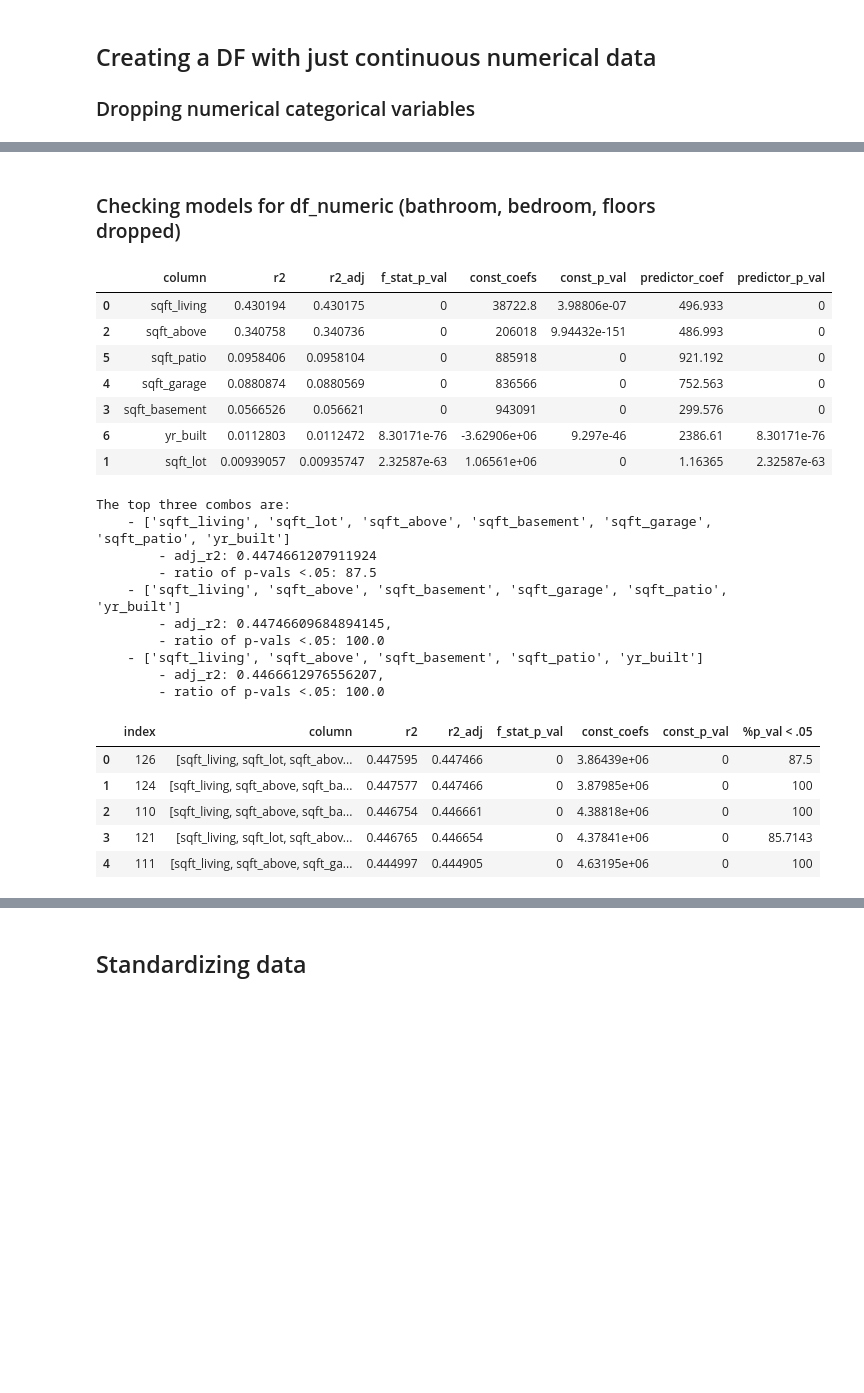
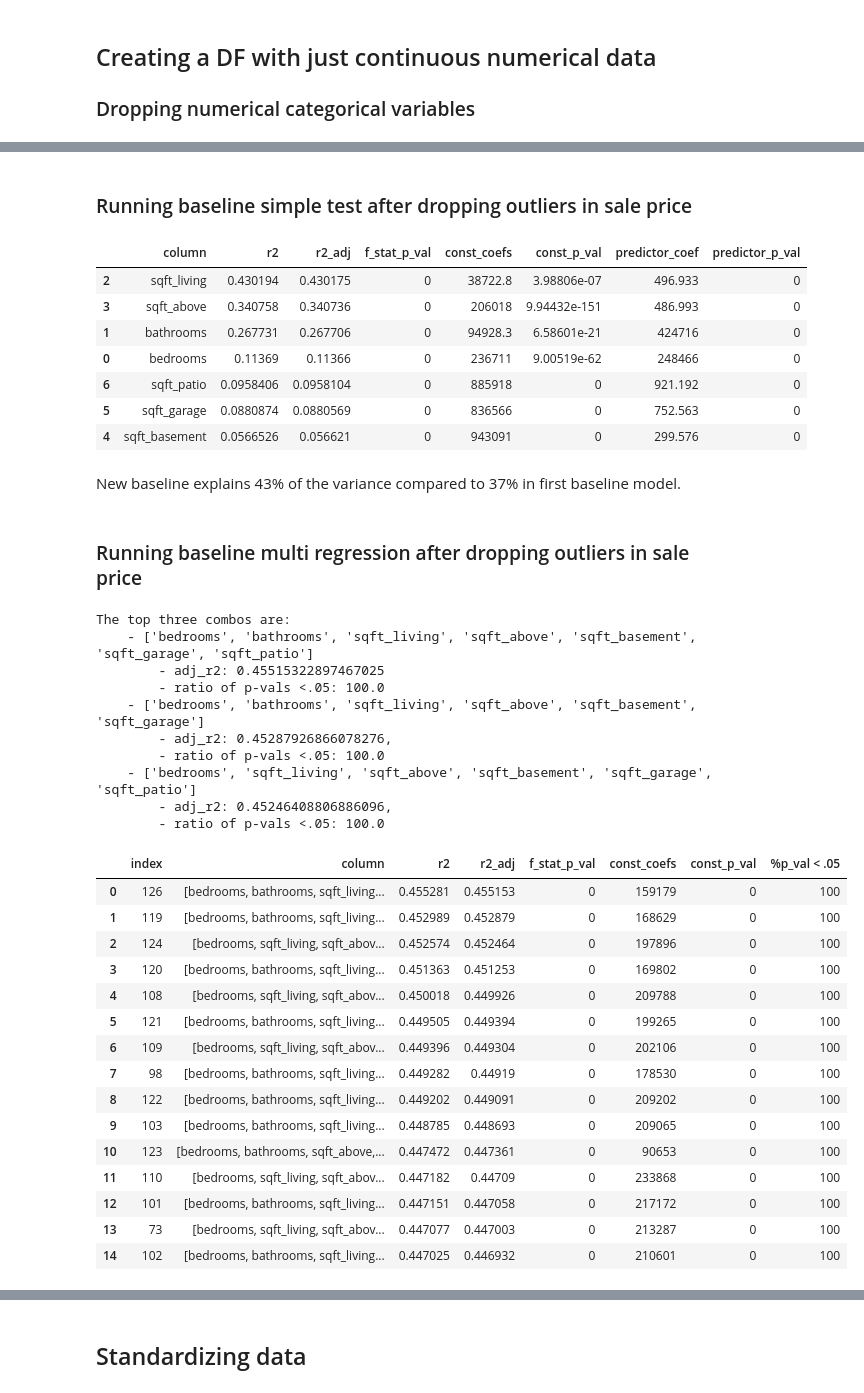
Before and after one commit to mduncan23/King-County-Real-Estate-Analysis, a Jupyter notebook: Matt Project Workbook.ipynb, the cells around one changed output, grey strips where cells are left out. Drawn from its saved outputs; the diff is of its cells as text; code cells hidden in the pictures; blank space fills up the shorter version.

```diff
--- a/Matt Project Workbook.ipynb
+++ b/Matt Project Workbook.ipynb
@@ -120,6 +177,8 @@ df_no_outliers.describe()
 # %%
 # Dropping columns that seem to have little effect
-df_dropped = df_no_outliers.drop(['id', 'address', 'lat', 'long', 'yr_renovated', 'date'], axis = 1)
+df_dropped = df_no_outliers.drop(['id', 'address', 'lat', 'long', 'yr_built',
+                                  'date', 'sqft_lot', 'waterfront', 'greenbelt',
+                                  'view', 'yr_renovated', 'sewer_system'], axis = 1)
 # %%
 df_dropped.info()
 # %% [output]
@@ -151,4 +211,4 @@ memory usage: 4.6+ MB
 # %%
 # Creating new df with only numerical columns and
 # dropping numerical categorical columns
-df_numeric = df_dropped.drop(['bedrooms', 'bathrooms', 'floors'], axis = 1).select_dtypes('number')
+df_numeric = df_dropped.drop(['floors'], axis = 1).select_dtypes('number')
@@ -205,37 +242,51 @@ df_numeric.head()
-# %% [markdown]
-### Checking models for df_numeric (bathroom, bedroom, floors dropped)
+# %% [markdown]
+### Running baseline simple test after dropping outliers in sale price
 # %%
 simple_df = simple_test.simple_num_model_all_combos(df_numeric, 'price')
 # %%
 simple_df
 # %% [output]
 |  | column | r2 | r2_adj | f_stat_p_val | const_coefs | const_p_val | predictor_coef | predictor_p_val |
-| 0 | sqft_living | 0.430194 | 0.430175 | 0 | 38722.8 | 3.98806e-07 | 496.933 | 0 |
-| 2 | sqft_above | 0.340758 | 0.340736 | 0 | 206018 | 9.94432e-151 | 486.993 | 0 |
-| 5 | sqft_patio | 0.0958406 | 0.0958104 | 0 | 885918 | 0 | 921.192 | 0 |
-| 4 | sqft_garage | 0.0880874 | 0.0880569 | 0 | 836566 | 0 | 752.563 | 0 |
-| 3 | sqft_basement | 0.0566526 | 0.056621 | 0 | 943091 | 0 | 299.576 | 0 |
-| 6 | yr_built | 0.0112803 | 0.0112472 | 8.30171e-76 | -3.62906e+06 | 9.297e-46 | 2386.61 | 8.30171e-76 |
-| 1 | sqft_lot | 0.00939057 | 0.00935747 | 2.32587e-63 | 1.06561e+06 | 0 | 1.16365 | 2.32587e-63 |
+| 2 | sqft_living | 0.430194 | 0.430175 | 0 | 38722.8 | 3.98806e-07 | 496.933 | 0 |
+| 3 | sqft_above | 0.340758 | 0.340736 | 0 | 206018 | 9.94432e-151 | 486.993 | 0 |
+| 1 | bathrooms | 0.267731 | 0.267706 | 0 | 94928.3 | 6.58601e-21 | 424716 | 0 |
+| 0 | bedrooms | 0.11369 | 0.11366 | 0 | 236711 | 9.00519e-62 | 248466 | 0 |
+| 6 | sqft_patio | 0.0958406 | 0.0958104 | 0 | 885918 | 0 | 921.192 | 0 |
+| 5 | sqft_garage | 0.0880874 | 0.0880569 | 0 | 836566 | 0 | 752.563 | 0 |
+| 4 | sqft_basement | 0.0566526 | 0.056621 | 0 | 943091 | 0 | 299.576 | 0 |
+# %% [markdown]
+New baseline explains 43% of the variance compared to 37% in first baseline model.
+# %% [markdown]
+### Running baseline multi regression after dropping outliers in sale price
 # %%
 multi_df, _ = simple_test.multi_num_model_all_combos(df_numeric, 'price')
 # %% [output]
 The top three combos are:
-    - ['sqft_living', 'sqft_lot', 'sqft_above', 'sqft_basement', 'sqft_garage', 'sqft_patio', 'yr_built']
-        - adj_r2: 0.4474661207911924
-        - ratio of p-vals <.05: 87.5
-    - ['sqft_living', 'sqft_above', 'sqft_basement', 'sqft_garage', 'sqft_patio', 'yr_built']
-        - adj_r2: 0.44746609684894145,
+    - ['bedrooms', 'bathrooms', 'sqft_living', 'sqft_above', 'sqft_basement', 'sqft_garage', 'sqft_patio']
+        - adj_r2: 0.45515322897467025
         - ratio of p-vals <.05: 100.0
-    - ['sqft_living', 'sqft_above', 'sqft_basement', 'sqft_patio', 'yr_built']
-        - adj_r2: 0.4466612976556207,
+    - ['bedrooms', 'bathrooms', 'sqft_living', 'sqft_above', 'sqft_basement', 'sqft_garage']
+        - adj_r2: 0.45287926866078276,
         - ratio of p-vals <.05: 100.0
+    - ['bedrooms', 'sqft_living', 'sqft_above', 'sqft_basement', 'sqft_garage', 'sqft_patio']
+        - adj_r2: 0.45246408806886096,
+        - ratio of p-vals <.05: 100.0
 # %%
-multi_df.head()
+multi_df.head(15)
 # %% [output]
 |  | index | column | r2 | r2_adj | f_stat_p_val | const_coefs | const_p_val | %p_val < .05 |
-| 0 | 126 | [sqft_living, sqft_lot, sqft_abov... | 0.447595 | 0.447466 | 0 | 3.86439e+06 | 0 | 87.5 |
-| 1 | 124 | [sqft_living, sqft_above, sqft_ba... | 0.447577 | 0.447466 | 0 | 3.87985e+06 | 0 | 100 |
-| 2 | 110 | [sqft_living, sqft_above, sqft_ba... | 0.446754 | 0.446661 | 0 | 4.38818e+06 | 0 | 100 |
-| 3 | 121 | [sqft_living, sqft_lot, sqft_abov... | 0.446765 | 0.446654 | 0 | 4.37841e+06 | 0 | 85.7143 |
-| 4 | 111 | [sqft_living, sqft_above, sqft_ga... | 0.444997 | 0.444905 | 0 | 4.63195e+06 | 0 | 100 |
+| 0 | 126 | [bedrooms, bathrooms, sqft_living... | 0.455281 | 0.455153 | 0 | 159179 | 0 | 100 |
+| 1 | 119 | [bedrooms, bathrooms, sqft_living... | 0.452989 | 0.452879 | 0 | 168629 | 0 | 100 |
+| 2 | 124 | [bedrooms, sqft_living, sqft_abov... | 0.452574 | 0.452464 | 0 | 197896 | 0 | 100 |
+| 3 | 120 | [bedrooms, bathrooms, sqft_living... | 0.451363 | 0.451253 | 0 | 169802 | 0 | 100 |
+| 4 | 108 | [bedrooms, sqft_living, sqft_abov... | 0.450018 | 0.449926 | 0 | 209788 | 0 | 100 |
+| 5 | 121 | [bedrooms, bathrooms, sqft_living... | 0.449505 | 0.449394 | 0 | 199265 | 0 | 100 |
+| 6 | 109 | [bedrooms, sqft_living, sqft_abov... | 0.449396 | 0.449304 | 0 | 202106 | 0 | 100 |
+| 7 | 98 | [bedrooms, bathrooms, sqft_living... | 0.449282 | 0.44919 | 0 | 178530 | 0 | 100 |
+| 8 | 122 | [bedrooms, bathrooms, sqft_living... | 0.449202 | 0.449091 | 0 | 209202 | 0 | 100 |
+| 9 | 103 | [bedrooms, bathrooms, sqft_living... | 0.448785 | 0.448693 | 0 | 209065 | 0 | 100 |
+| 10 | 123 | [bedrooms, bathrooms, sqft_above,... | 0.447472 | 0.447361 | 0 | 90653 | 0 | 100 |
+| 11 | 110 | [bedrooms, sqft_living, sqft_abov... | 0.447182 | 0.44709 | 0 | 233868 | 0 | 100 |
+| 12 | 101 | [bedrooms, bathrooms, sqft_living... | 0.447151 | 0.447058 | 0 | 217172 | 0 | 100 |
+| 13 | 73 | [bedrooms, sqft_living, sqft_abov... | 0.447077 | 0.447003 | 0 | 213287 | 0 | 100 |
+| 14 | 102 | [bedrooms, bathrooms, sqft_living... | 0.447025 | 0.446932 | 0 | 210601 | 0 | 100 |
```
Also changed, not shown: parts of 44 cells of this notebook, 1 other file.
